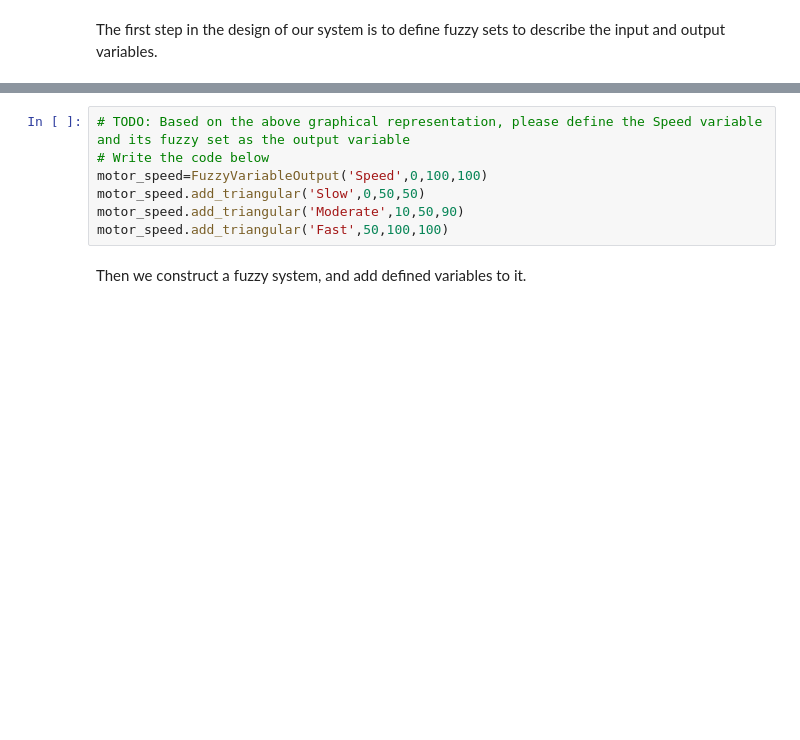
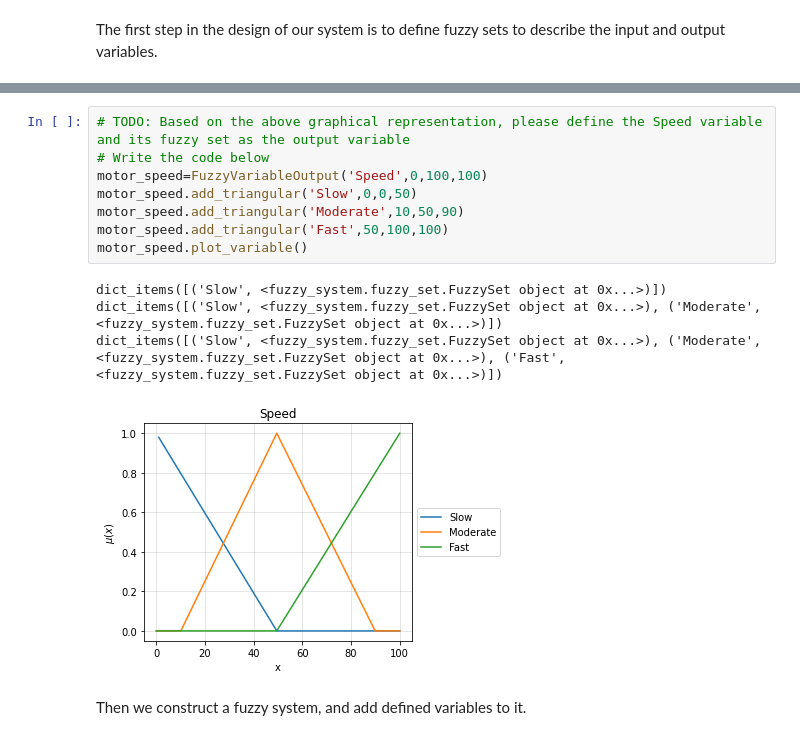
Before and after one commit to Ping-Jung/assignment-2, a Jupyter notebook: fuzzy_inference_system.ipynb, the cells around one changed output, grey strips where cells are left out. Cells and saved outputs as stored; diff of their text form; blank space fills up the shorter version.

```diff
--- a/fuzzy_inference_system.ipynb
+++ b/fuzzy_inference_system.ipynb
@@ -111,10 +117,16 @@ humidity.add_triangular('Wet',60,100,100)
 # %%
 # TODO: Based on the above graphical representation, please define the Speed variable and its fuzzy set as the output variable
 # Write the code below
 motor_speed=FuzzyVariableOutput('Speed',0,100,100)
-motor_speed.add_triangular('Slow',0,50,50)
+motor_speed.add_triangular('Slow',0,0,50)
 motor_speed.add_triangular('Moderate',10,50,90)
 motor_speed.add_triangular('Fast',50,100,100)
+motor_speed.plot_variable()
+# %% [output]
+dict_items([('Slow', <fuzzy_system.fuzzy_set.FuzzySet object at 0x...>)])
+dict_items([('Slow', <fuzzy_system.fuzzy_set.FuzzySet object at 0x...>), ('Moderate', <fuzzy_system.fuzzy_set.FuzzySet object at 0x...>)])
+dict_items([('Slow', <fuzzy_system.fuzzy_set.FuzzySet object at 0x...>), ('Moderate', <fuzzy_system.fuzzy_set.FuzzySet object at 0x...>), ('Fast', <fuzzy_system.fuzzy_set.FuzzySet object at 0x...>)])
+[figure, added]
 # %% [markdown]
 Then we construct a fuzzy system, and add defined variables to it.
 # %%
```
Also changed, not shown: parts of 3 cells of this notebook, 3 other files.
